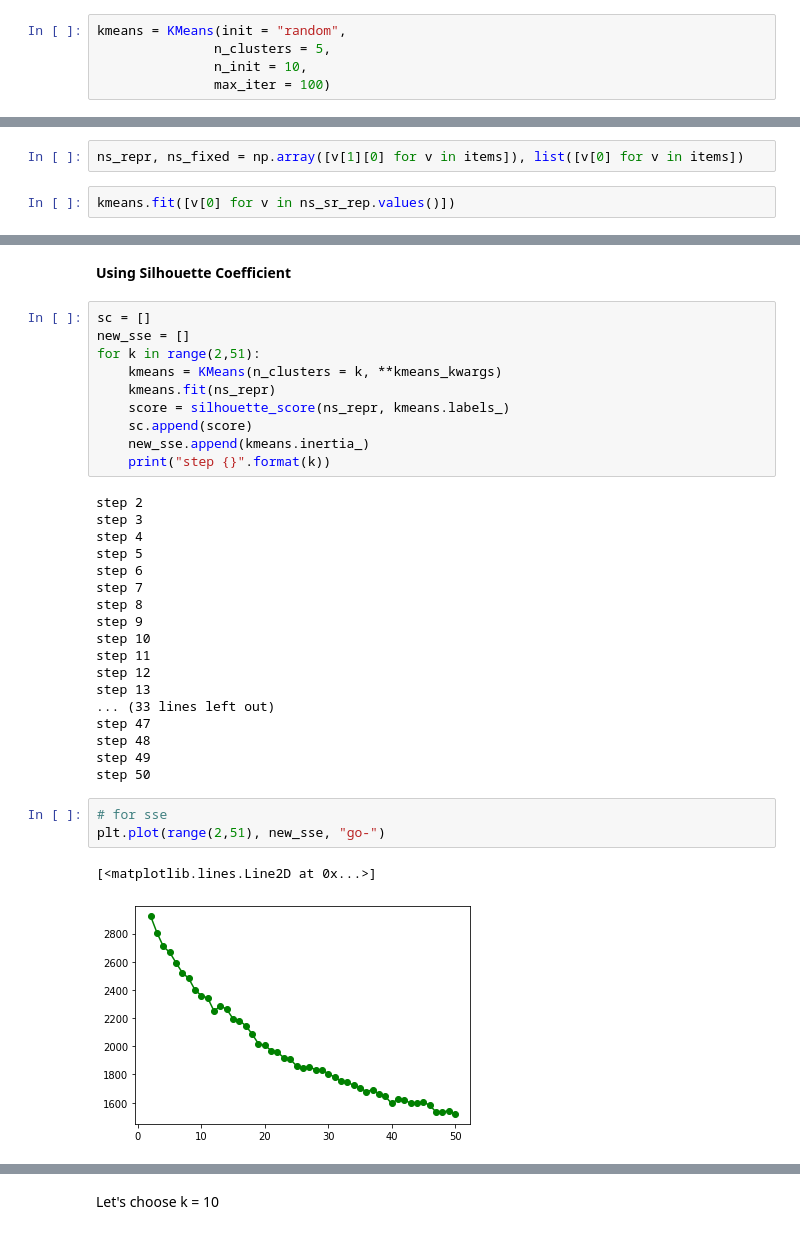
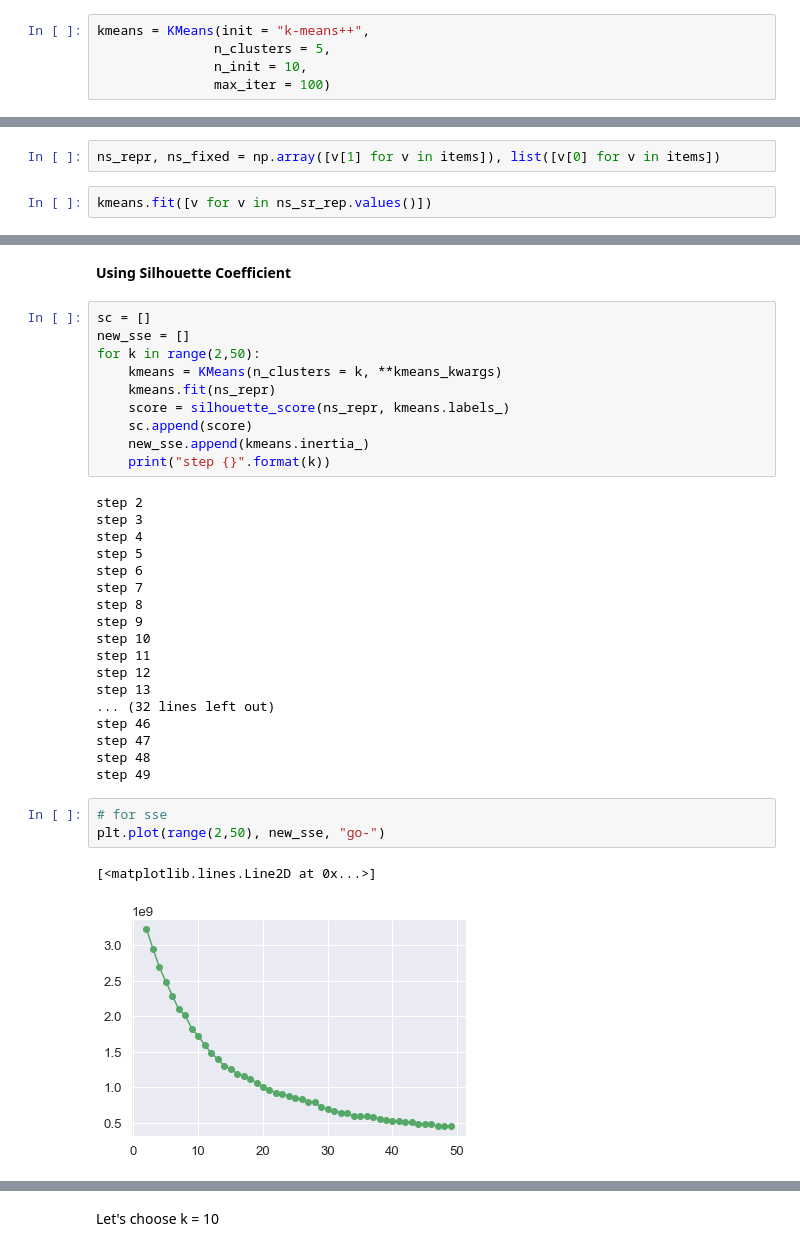
Before and after one commit to jsirait/honor_thesis, a Jupyter notebook: notebooks/Notebook6.Clustering and Co-Clustering.ipynb, the cells around one changed output, grey strips where cells are left out. Saved outputs shown, nothing was run; the diff lists cells and outputs as text.

```diff
--- a/notebooks/Notebook6.Clustering and Co-Clustering.ipynb
+++ b/notebooks/Notebook6.Clustering and Co-Clustering.ipynb
@@ -581,6 +745,6 @@ array([1.12190873e-03, 1.12190873e-03, 9.81670142e-04, 2.80477184e-04,
 First, I need to find optimum `k`.
 # %%
-kmeans = KMeans(init = "random",
+kmeans = KMeans(init = "k-means++",
                n_clusters = 5,
                n_init = 10,
                max_iter = 100)
@@ -610,5 +774,5 @@ items[0]
 # %%
-ns_repr, ns_fixed = np.array([v[1][0] for v in items]), list([v[0] for v in items])
+ns_repr, ns_fixed = np.array([v[1] for v in items]), list([v[0] for v in items])
 # %%
-kmeans.fit([v[0] for v in ns_sr_rep.values()])
+kmeans.fit([v for v in ns_sr_rep.values()])
 # %% [output]
@@ -717,7 +881,7 @@ kl.elbow
 # %%
 sc = []
 new_sse = []
-for k in range(2,51):
+for k in range(2,50):
     kmeans = KMeans(n_clusters = k, **kmeans_kwargs)
     kmeans.fit(ns_repr)
     score = silhouette_score(ns_repr, kmeans.labels_)
@@ -737,15 +901,15 @@ step 10
 step 11
 step 12
 step 13
-... (33 lines left out)
+... (32 lines left out)
+step 46
 step 47
 step 48
 step 49
-step 50
 # %%
 # for sse
-plt.plot(range(2,51), new_sse, "go-")
+plt.plot(range(2,50), new_sse, "go-")
 # %% [output]
 [<matplotlib.lines.Line2D at 0x...>]
-[figure, old version]
+[figure, new version]
 # %%
```
Also changed, not shown: parts of 182 cells of this notebook, 45 other files.
